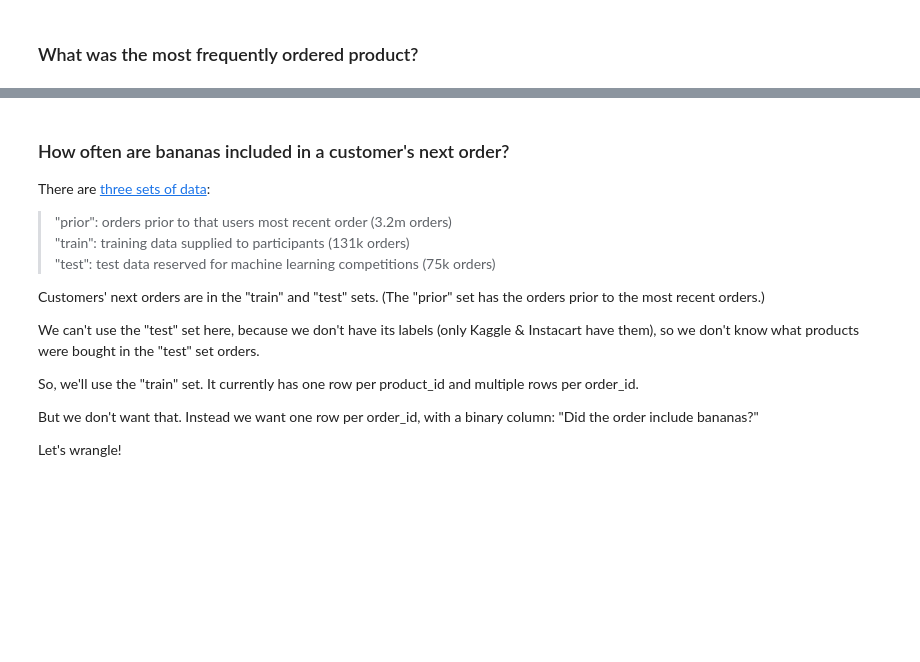
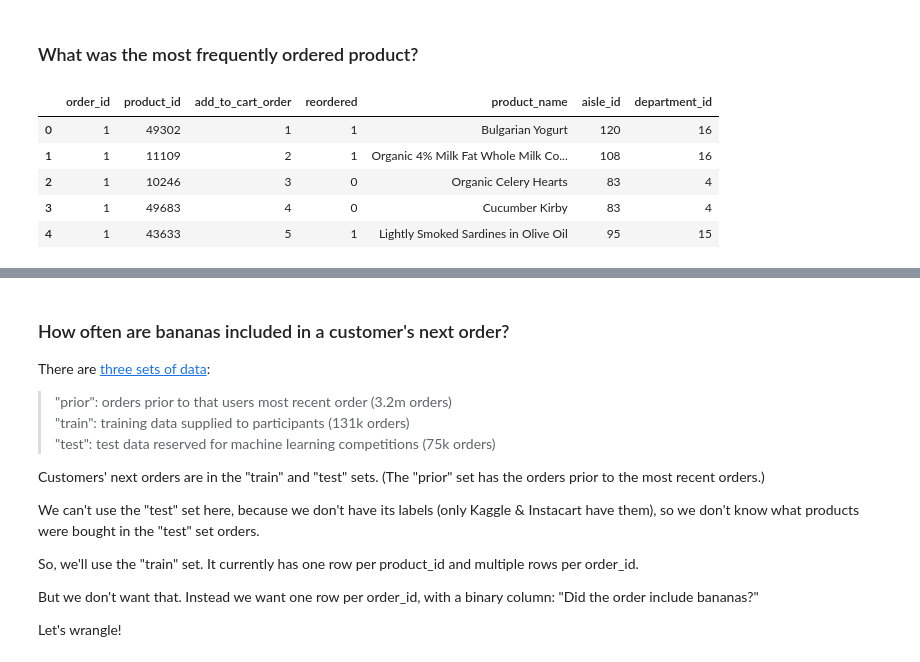
Before and after one commit to sikoh/DS-Applied-Modeling, a Jupyter notebook: Wrangle-ML-Datasets/DS_WrangleMLDatasets_Homework.ipynb, the cells around one changed output, grey strips where cells are left out. Saved outputs shown, nothing was run; the diff lists cells and outputs as text; code cells hidden in the pictures; blank space fills up the shorter version.

```diff
--- a/Wrangle-ML-Datasets/DS_WrangleMLDatasets_Homework.ipynb
+++ b/Wrangle-ML-Datasets/DS_WrangleMLDatasets_Homework.ipynb
@@ -75,3 +115,14 @@ Which product? How about **the most frequently ordered product?**
 ## Follow Along
 # %% [markdown]
 ### What was the most frequently ordered product?
+# %%
+df = order_products_train.merge(products, on='product_id', how='left')
+# %%
+df.head()
+# %% [output]
+|  | order_id | product_id | add_to_cart_order | reordered | product_name | aisle_id | department_id |
+| 0 | 1 | 49302 | 1 | 1 | Bulgarian Yogurt | 120 | 16 |
+| 1 | 1 | 11109 | 2 | 1 | Organic 4% Milk Fat Whole Milk Co... | 108 | 16 |
+| 2 | 1 | 10246 | 3 | 0 | Organic Celery Hearts | 83 | 4 |
+| 3 | 1 | 49683 | 4 | 0 | Cucumber Kirby | 83 | 4 |
+| 4 | 1 | 43633 | 5 | 1 | Lightly Smoked Sardines in Olive Oil | 95 | 15 |
```
Also changed, not shown: parts of 15 cells of this notebook.
